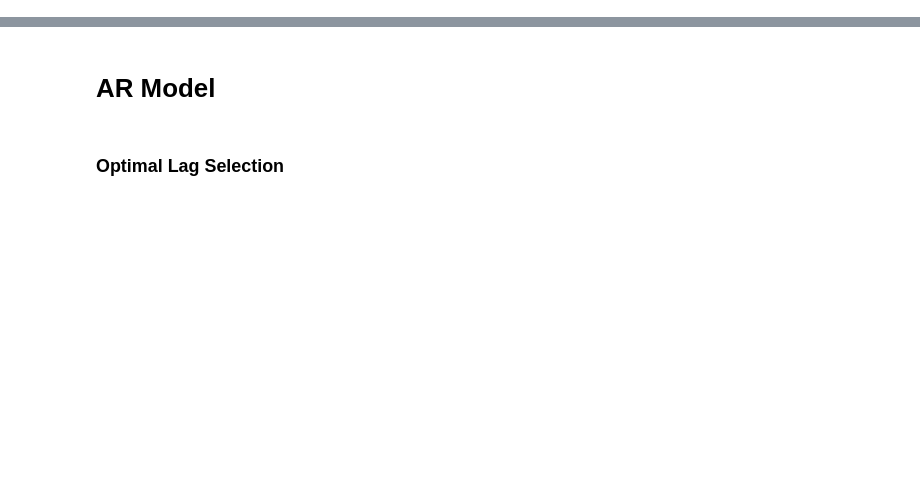
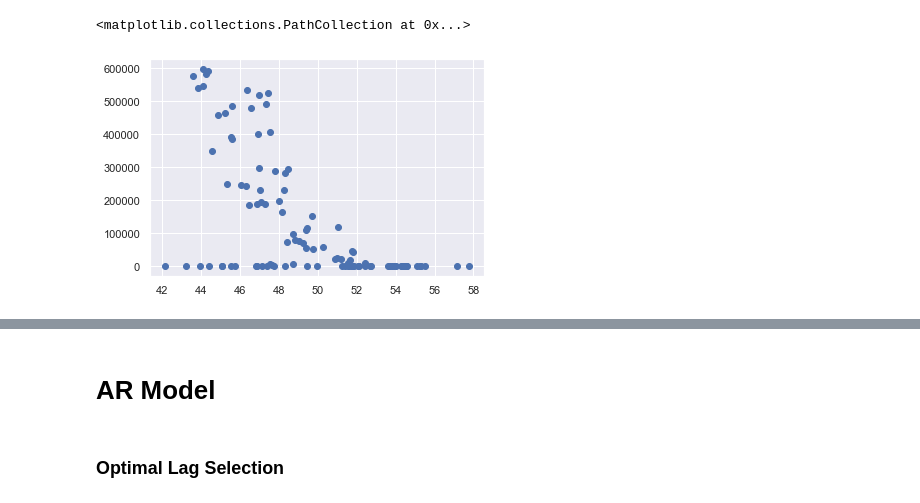
Before and after one commit to DataEcon/Springboard, a Jupyter notebook: Capstone Project Two/Code/Modeling 1.ipynb, the cells around one changed output, grey strips where cells are left out. Cells and saved outputs as stored; diff of their text form; code cells hidden in the pictures; blank space fills up the shorter version.

```diff
--- a/Capstone Project Two/Code/Modeling 1.ipynb
+++ b/Capstone Project Two/Code/Modeling 1.ipynb
@@ -38,0 +65,6 @@ memory usage: 4.8+ KB
+# %%
+# Recover and closing price
+plt.scatter(x1, y3)
+# %% [output]
+<matplotlib.collections.PathCollection at 0x...>
+[figure, added]
```
Also changed, not shown: parts of 46 cells of this notebook, 1 other file.
